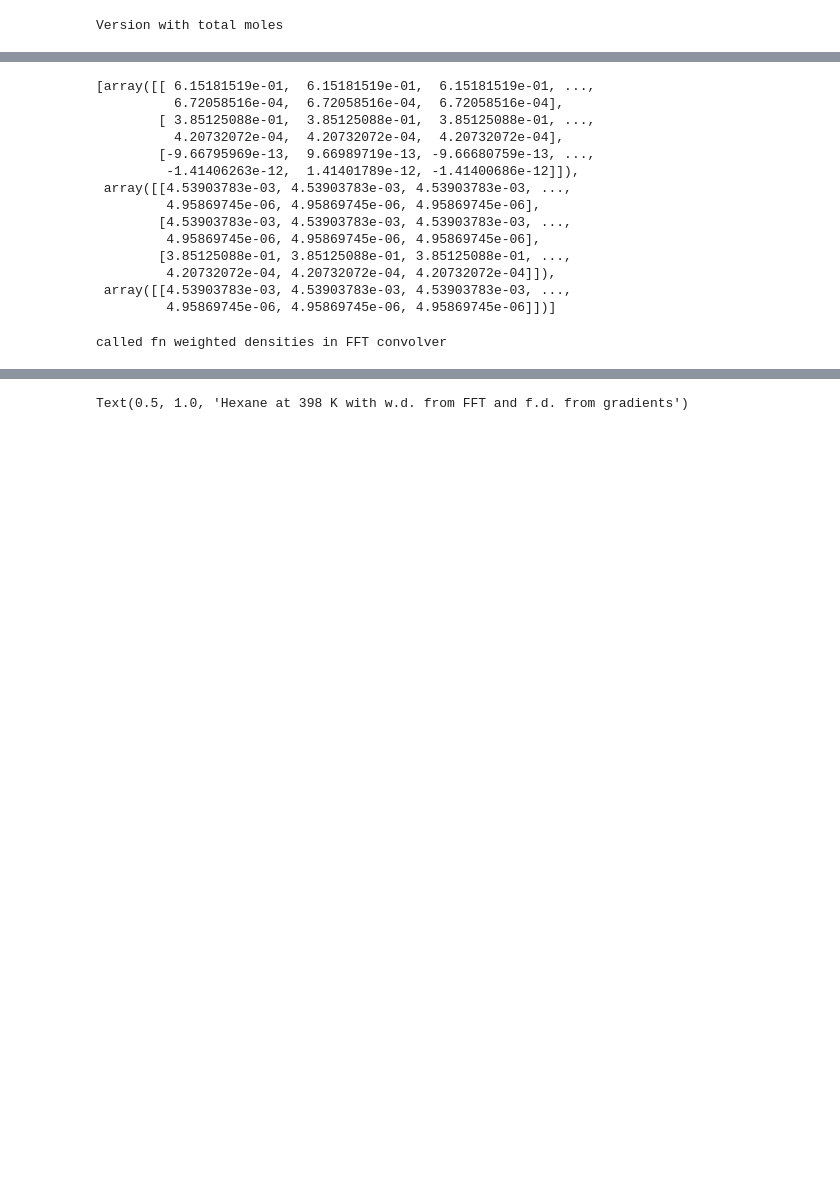
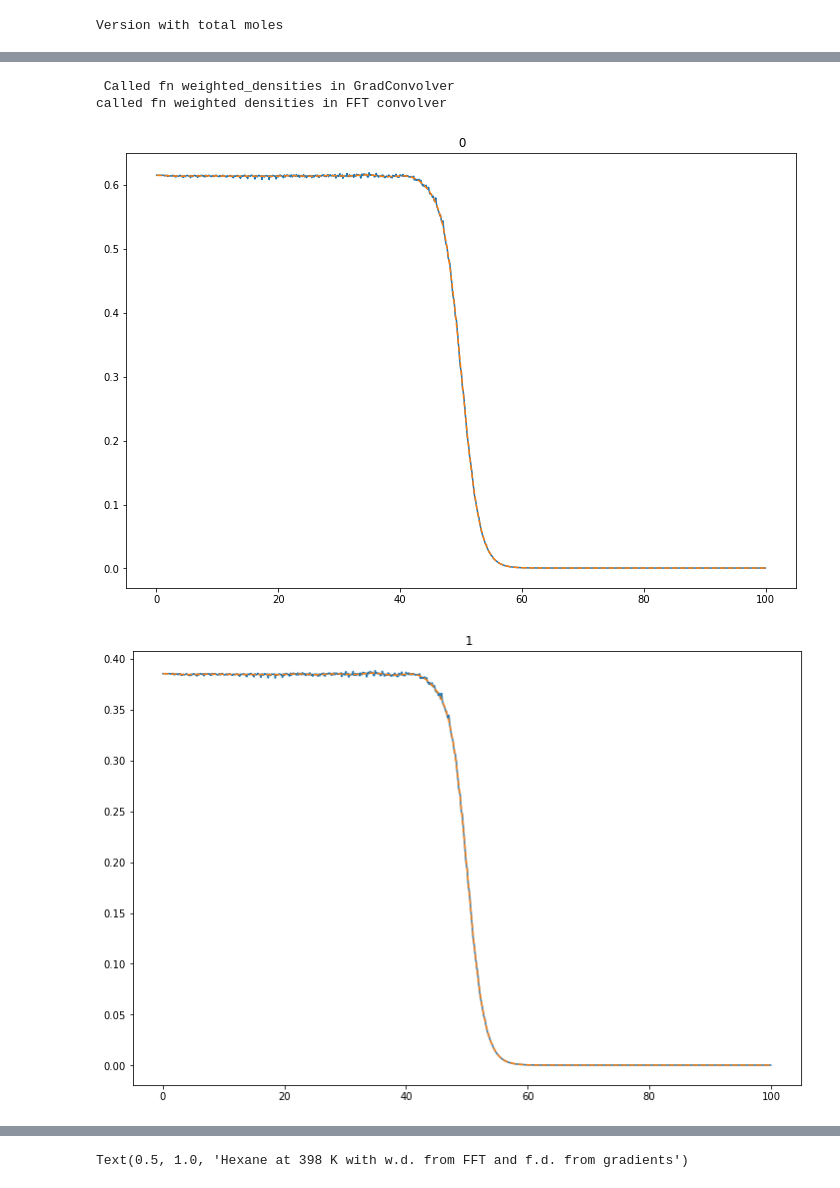
Before and after one commit to bbbursik/feos-pcsaft, a Jupyter notebook: examples/22-01-13-exampleDFT.ipynb, the cells around one changed output, grey strips where cells are left out. Cells and saved outputs as stored; diff of their text form; code cells hidden in the pictures; blank space fills up the shorter version.

```diff
--- a/examples/22-01-13-exampleDFT.ipynb
+++ b/examples/22-01-13-exampleDFT.ipynb
@@ -262,18 +294,19 @@ Wall time: 3.57 s
-# %%
-interface.weighted_densities
-# %% [output]
-[array([[ 6.15181519e-01,  6.15181519e-01,  6.15181519e-01, ...,
-          6.72058516e-04,  6.72058516e-04,  6.72058516e-04],
-        [ 3.85125088e-01,  3.85125088e-01,  3.85125088e-01, ...,
-          4.20732072e-04,  4.20732072e-04,  4.20732072e-04],
-        [-9.66795969e-13,  9.66989719e-13, -9.66680759e-13, ...,
-         -1.41406263e-12,  1.41401789e-12, -1.41400686e-12]]),
- array([[4.53903783e-03, 4.53903783e-03, 4.53903783e-03, ...,
-         4.95869745e-06, 4.95869745e-06, 4.95869745e-06],
-        [4.53903783e-03, 4.53903783e-03, 4.53903783e-03, ...,
-         4.95869745e-06, 4.95869745e-06, 4.95869745e-06],
-        [3.85125088e-01, 3.85125088e-01, 3.85125088e-01, ...,
-         4.20732072e-04, 4.20732072e-04, 4.20732072e-04]]),
- array([[4.53903783e-03, 4.53903783e-03, 4.53903783e-03, ...,
-         4.95869745e-06, 4.95869745e-06, 4.95869745e-06]])]
-called fn weighted densities in FFT convolver
+# %%
+contrib = 0
+wd_i = 2
+
+for wds, wdsfft in zip(interface.weighted_densities, interface.weighted_densities_FFT):
+    for i in range(wds.shape[0]):
+        plt.figure(figsize=[12,8])
+
+        plt.plot(interface.z/ANGSTROM, wds[i,:])
+        plt.plot(interface.z/ANGSTROM, wdsfft[i,:], '--')
+        plt.title(f' {i}')
+        # plt.plot(interface.z/ANGSTROM, (interface.weighted_densities_FFT)[contrib][wd_i,:])
+        # plt.plot(interface.z/ANGSTROM, (interface.weighted_densities)[contrib][wd_i,:], '--')
+        plt.show
+# %% [output]
+ Called fn weighted_densities in GradConvolver
+called fn weighted densities in FFT convolver
+[figure, added]
+[figure, added]
```
Also changed, not shown: parts of 10 cells of this notebook.
